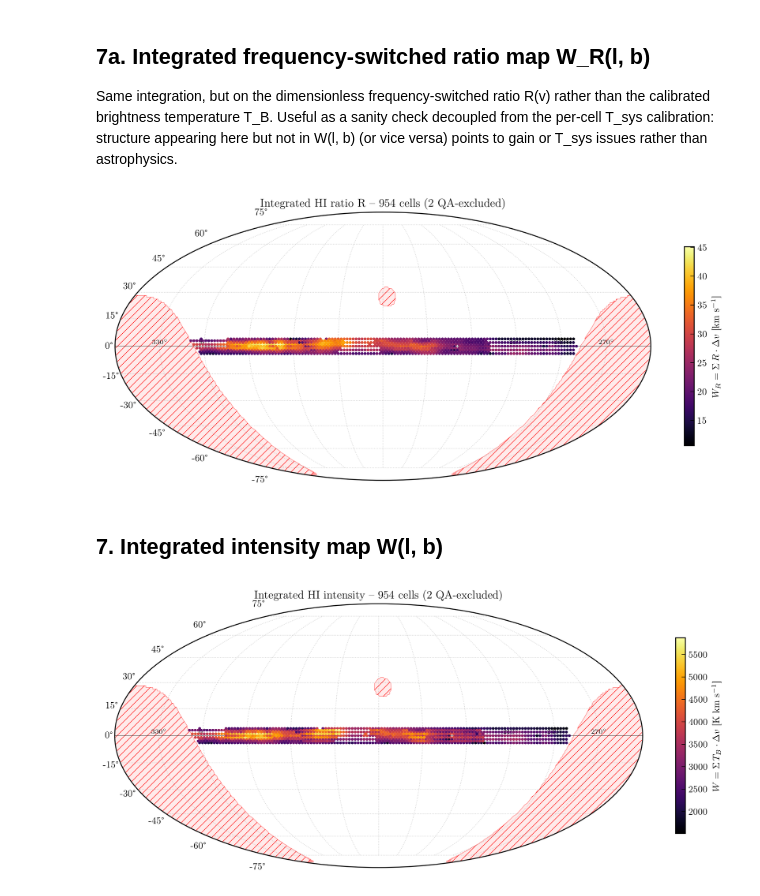
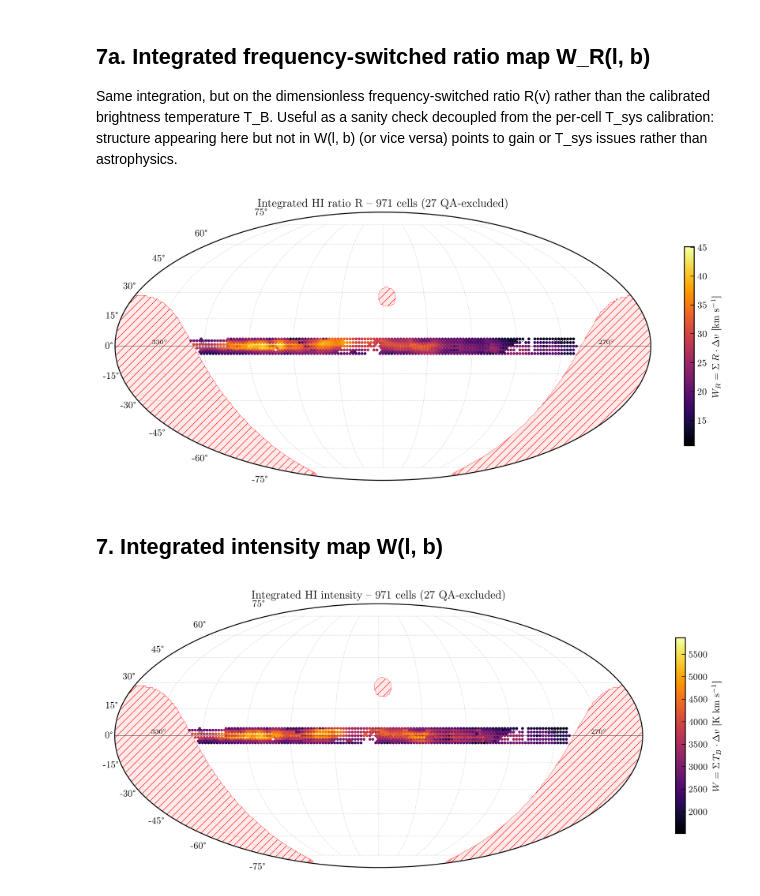
Before and after one commit to raw-asparagus/ay-121, a Jupyter notebook: labs/04/notebooks/main/scan_load.ipynb, the cells around one changed output. Drawn from its saved outputs; the diff is of its cells as text; code cells hidden in the pictures.

```diff
--- a/labs/04/notebooks/main/scan_load.ipynb
+++ b/labs/04/notebooks/main/scan_load.ipynb
@@ -57,10 +57,12 @@ CAL_SPECTRUM_KEY = 'corr11'
 CAL_GAIN_KEY = 'gain_11'
 
 # --- Cross-session pair filter (utils.flag_outlier_pairs) ---
+# Filter on T_B (K) so a session with anomalous T_sys becomes a population
+# outlier in absolute units, not just spectral shape.
 PAIR_NSIGMA = 5.0
 PAIR_FRAC_THRESH = 0.15
 MIN_VIABLE_PAIRS = 3
-PAIR_SPECTRUM_KEY = 'R_lsr'
+PAIR_SPECTRUM_KEY = 'T_B_lsr'
 
 # --- Per-cell metrics (utils.compute_cell_metrics) ---
 METRIC_MIN_VALID_CH = 8
@@ -73,12 +75,17 @@ METRIC_PEAK_PROM_NSIGMA = 2.5
 METRIC_MIN_NOISE_CH = 5
 
 # --- Neighbor QA (utils.neighbor_qa) ---
-NEIGHBOR_MAX_SEP_DEG = 4.5
-MIN_NEIGHBORS = 5
-W_Z_THRESH = 3.5
+# Operates on T_B (K), so W is in K*km/s. W_SCALE_FLOOR is the denominator
+# floor for W_frac_resid: ~5 (R*km/s) * ~200 K T_sys ~ 1000 K*km/s.
+# Brick-interleave grid (even b in {-4,-2,0,2,4}, odd b in {-3,-1,1,3} with
+# l offset by Delta_l/2): 2.1 deg captures the 8 ring-1 neighbors -- 4 half-
+# row diagonals at sep ~sqrt(2), and 4 same-axis neighbors at sep = 2.0.
+NEIGHBOR_MAX_SEP_DEG = 2.1
+MIN_NEIGHBORS = 2
+W_Z_THRESH = 3.0
 W_FRAC_THRESH = 0.30
-W_SCALE_FLOOR = 5.0
-PEAK_V_Z_THRESH = 4.0
+W_SCALE_FLOOR = 1000.0
+PEAK_V_Z_THRESH = 3.0
 PEAK_V_ABS_THRESH = 15.0
 PEAK_V_MIN_SIGMA = 3.0
 PEAK_V_SCALE_FLOOR = 20.0
@@ -430,9 +449,11 @@ Cells with <3 viable pairs: 2
 # %% [markdown]
 # N. Neighbour-based QA
 # %%
-# Wrap cell_combined so keys match what compute_cell_metrics expects
+# QA runs on T_B (K), so W is in K*km/s and noise_rms is in K. This makes the
+# neighbor comparison and W_sigma_floor physically meaningful and not biased
+# by cell-to-cell T_sys variation.
 cell_combined_qa = {
-    k: {'R_overlap': v['R'], 'n_pairs': v['n_pairs']}
+    k: {'R_overlap': v['T_B'], 'n_pairs': v['n_pairs']}
     for k, v in cell_combined.items()
 }
 
@@ -467,7 +488,7 @@ neighbor_flagged = [c for c in neighbor_cells if c['W_flag'] or c['peak_v_flag']
 neighbor_w_flag_count = sum(1 for c in neighbor_cells if c['W_flag'])
 neighbor_peak_flag_count = sum(1 for c in neighbor_cells if c['peak_v_flag'])
 
-print(f'Neighbor QA: {len(neighbor_cells)} cells analyzed')
+print(f'Neighbor QA: {len(neighbor_cells)} cells analyzed (on T_B)')
 print(f'  Flags: W={neighbor_w_flag_count}, peak_v={neighbor_peak_flag_count}, '
       f'any={len(neighbor_flagged)}')
 
@@ -482,7 +503,7 @@ if neighbor_flagged:
     for cell in sorted(neighbor_flagged, key=severity, reverse=True)[:12]:
         print(
             f"    l={cell['gl']:6.2f} b={cell['gb']:3d} "
-            f"W={cell['W']:+.3f} (frac={cell['W_frac_resid']:+.2f}, z={cell['W_z']:+.2f}) "
+            f"W={cell['W']:+.1f} K*km/s (frac={cell['W_frac_resid']:+.2f}, z={cell['W_z']:+.2f}) "
             f"v_peak={cell['peak_v']:+.1f} km/s "
             f"(dv={cell['peak_v_resid']:+.1f}, z={cell['peak_v_z']:+.2f}) "
             f"n={cell['neighbor_count']}"
@@ -496,5 +592,5 @@ Neighbor QA: 956 cells analyzed
 # %%
-# Cells to reobserve: union of neighbor-QA flags and insufficient-pair cells.
+# Cells to reobserve: union of neighbor-QA flags, insufficient pairs, T_sys outliers.
 reobs_map = {}  # (l, b) -> {'l', 'b', 'reason'}
 
 for c in neighbor_cells:
@@ -517,6 +613,14 @@ for c in cells_insufficient_pairs:
     else:
         reobs_map[key] = {'l': c['l'], 'b': int(c['b']), 'reason': tag}
 
+for c in tsys_flagged:
+    key = (c['gl'], int(c['gb']))
+    tag = f"T_sys({c['T_sys']:.0f}K,z={c['T_sys_z']:+.1f})"
+    if key in reobs_map:
+        reobs_map[key]['reason'] += '+' + tag
+    else:
+        reobs_map[key] = {'l': c['gl'], 'b': int(c['gb']), 'reason': tag}
+
 reobs = sorted(reobs_map.values(), key=lambda r: (r['b'], r['l']))
 
 REOBSERVE_PATH.write_text(json.dumps(reobs, indent=2) + '\n')
@@ -592,38 +710,40 @@ sanity check decoupled from the per-cell T_sys calibration: structure
 appearing here but not in W(l, b) (or vice versa) points to gain or
 T_sys issues rather than astrophysics.
 # %%
-# QA-flagged cells to exclude
+# QA-flagged cells to exclude (neighbor + T_sys outliers)
 qa_flagged_set = {(c['gl'], c['gb']) for c in neighbor_cells
                   if c['W_flag'] or c['peak_v_flag']}
+qa_flagged_set |= {(c['gl'], c['gb']) for c in tsys_flagged}
 
 # Build arrays from cell_combined, excluding QA-flagged cells
 cell_keys_clean = [k for k in cell_combined if k not in qa_flagged_set]
 gl_arr = np.array([k[0] for k in cell_keys_clean])
 gb_arr = np.array([k[1] for k in cell_keys_clean])
 R_stack = np.array([cell_combined[k]['R'] for k in cell_keys_clean])
 
 # Integrated frequency-switched ratio: W_R = sum(R) * dv
 W_R = np.nansum(R_stack, axis=1) * dv_kms
 
 valid_R = np.isfinite(W_R)
 
 fig, ax = plot_survey_mollweide(
     gl_arr[valid_R], gb_arr[valid_R], W_R[valid_R],
     center_l=MOLL_CENTER_L,
     cbar_label=r'$W_R = \Sigma\, R \cdot \Delta v$ [km s$^{-1}$]',
     cmap='inferno',
     marker_size=SS_FINE,
     title=f'Integrated HI ratio R -- {valid_R.sum()} cells ({len(qa_flagged_set)} QA-excluded)',
 )
 plt.show()
 # %% [output]
-[figure, old version]
+[figure, new version]
 # %% [markdown]
 ## 7. Integrated intensity map W(l, b)
 # %%
-# QA-flagged cells to exclude
+# QA-flagged cells to exclude (neighbor + T_sys outliers)
 qa_flagged_set = {(c['gl'], c['gb']) for c in neighbor_cells
                   if c['W_flag'] or c['peak_v_flag']}
+qa_flagged_set |= {(c['gl'], c['gb']) for c in tsys_flagged}
 
 # Build arrays from cell_combined, excluding QA-flagged cells
 cell_keys_clean = [k for k in cell_combined if k not in qa_flagged_set]
@@ -646,7 +766,7 @@ fig, ax = plot_survey_mollweide(
 )
 plt.show()
 # %% [output]
-[figure, old version]
+[figure, new version]
 # %%
 # Export state for scan_load_lv.ipynb / scan_load_diagnostics.ipynb.
 import pickle
```
Also changed, not shown: parts of 11 cells of this notebook, 12 other files.
